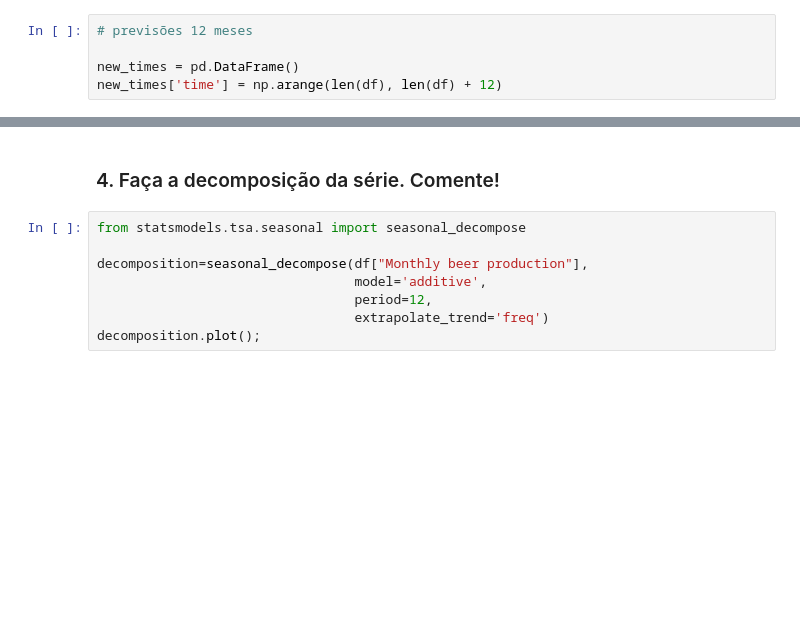
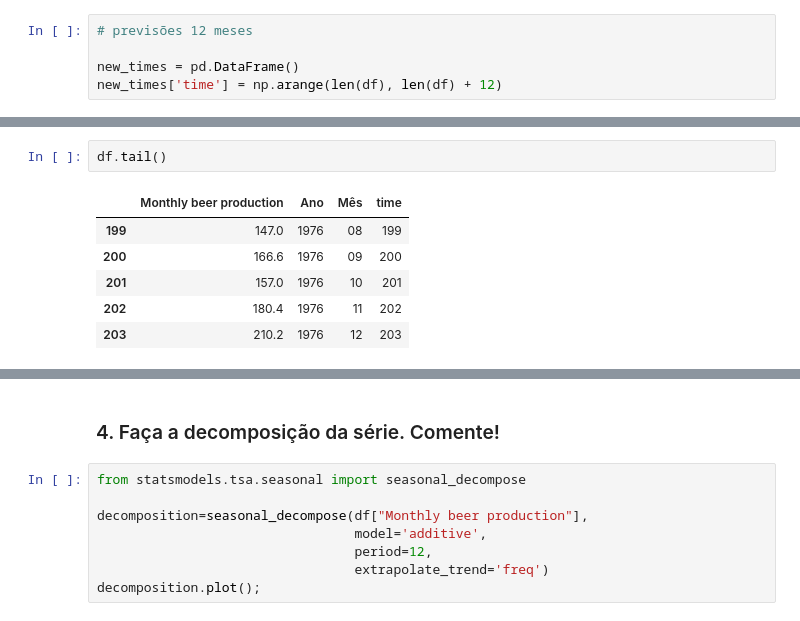
Before and after one commit to GuilhermePelegrina/Mackenzie, a Jupyter notebook: Aulas/2s2024/TIC/Aula_11_Series_temporais_I.ipynb, the cells around one changed output, grey strips where cells are left out. Saved outputs shown, nothing was run; the diff lists cells and outputs as text; blank space fills up the shorter version.

```diff
--- a/Aulas/2s2024/TIC/Aula_11_Series_temporais_I.ipynb
+++ b/Aulas/2s2024/TIC/Aula_11_Series_temporais_I.ipynb
@@ -159,3 +230,12 @@ new_times.head()
+# %%
+df.tail()
+# %% [output]
+|  | Monthly beer production | Ano | Mês | time |
+| 199 | 147.0 | 1976 | 08 | 199 |
+| 200 | 166.6 | 1976 | 09 | 200 |
+| 201 | 157.0 | 1976 | 10 | 201 |
+| 202 | 180.4 | 1976 | 11 | 202 |
+| 203 | 210.2 | 1976 | 12 | 203 |
 # %%
 plt.plot(df["Monthly beer production"])
 sns.lineplot(x='time', y='prediction', data=new_times, color='red')
```
Also changed, not shown: parts of 18 cells of this notebook.
